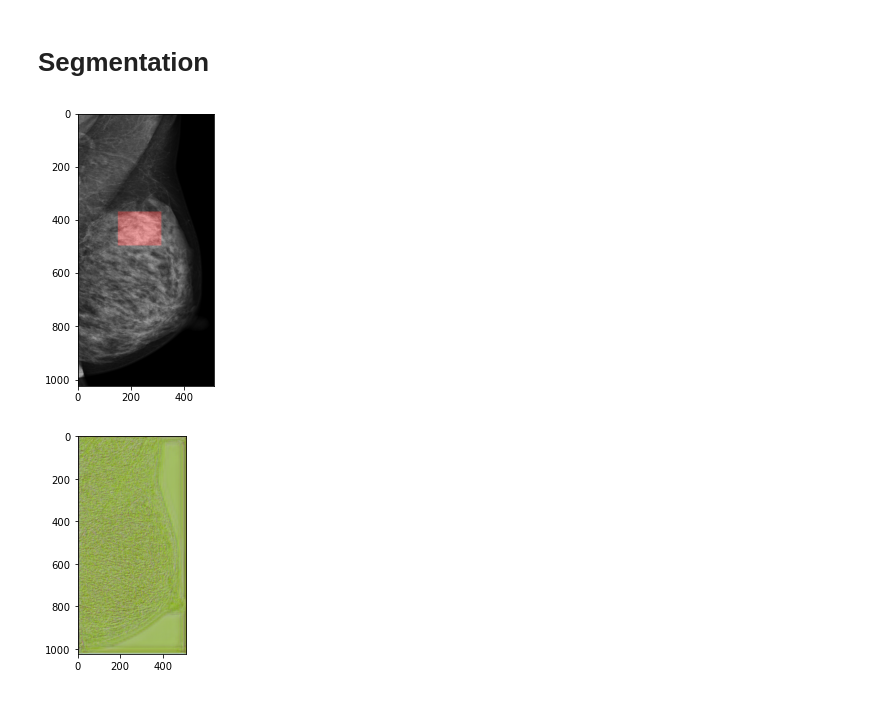
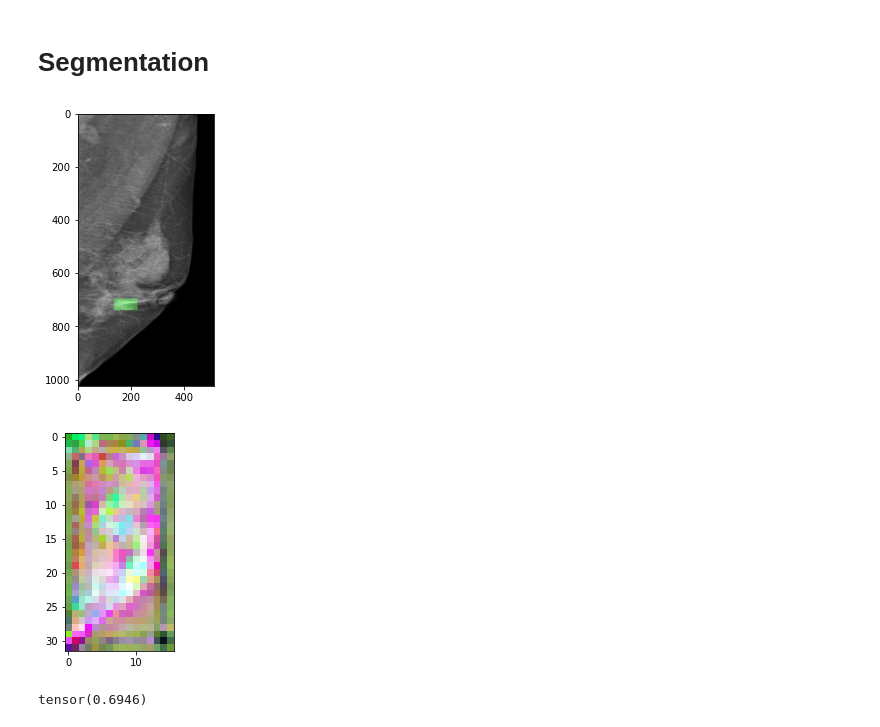
Before and after one commit to analokmaus/kaggle-rsna-breast-cancer, a Jupyter notebook: 01_post_analysis.ipynb, the cells around one changed output. Cells and saved outputs as stored; diff of their text form; code cells hidden in the pictures.

```diff
--- a/01_post_analysis.ipynb
+++ b/01_post_analysis.ipynb
@@ -52,7 +52,7 @@ from sklearn.metrics import roc_auc_score
 #     # transforms=cfg.transforms['train']
 # )
 # %%
-cfg = Dataset04()
+cfg = Baseline4()
 # model = cfg.model(**cfg.model_params)
 # %%
 with open(f'results/{cfg.name}/predictions.pickle', 'rb') as f:
@@ -272,7 +278,7 @@ for fold_i, (folds, pred_fold) in enumerate(zip(predictions['folds'], prediction
 # %% [markdown]
 # Segmentation
 # %%
-cfg = SegBaseline()
+cfg = SegBaseline2()
 train = pd.read_csv(cfg.train_path)
 valid = train.query('split == "test"')
 dataset = cfg.dataset(
@@ -283,14 +289,14 @@ dataset = cfg.dataset(
     is_test=True,
     **cfg.dataset_params)
 # %%
-img, mask = dataset[4]
+img, mask = dataset[7]
 img = (img - img.min()) / (img.max() - img.min())
 plt.figure(figsize=(5, 5))
 plt.imshow(torch.concat([img, img, img], dim=0).permute(1, 2, 0) * 0.7 + mask.permute(1,2,0) * 0.3)
 plt.show()
 plt.close()
 # %% [output]
-[figure, old version]
+[figure, new version]
 # %%
 model = cfg.model(**cfg.model_params)
 model.eval()
@@ -298,8 +304,12 @@ with torch.no_grad():
     pred = model(img[None, :, :, :])[0]
 # %%
 img = pred.permute(1, 2, 0)
-img = (img - img.amin()) / (img.amax() - img.amin())
+# img = (img - img.amin()) / (img.amax() - img.amin())
 plt.imshow(img)
 plt.show()
 # %% [output]
-[figure, old version]
+[figure, new version]
+# %%
+pred[0].mean()
+# %% [output]
+tensor(0.6946)
```
Also changed, not shown: parts of 5 cells of this notebook, 7 other files.
